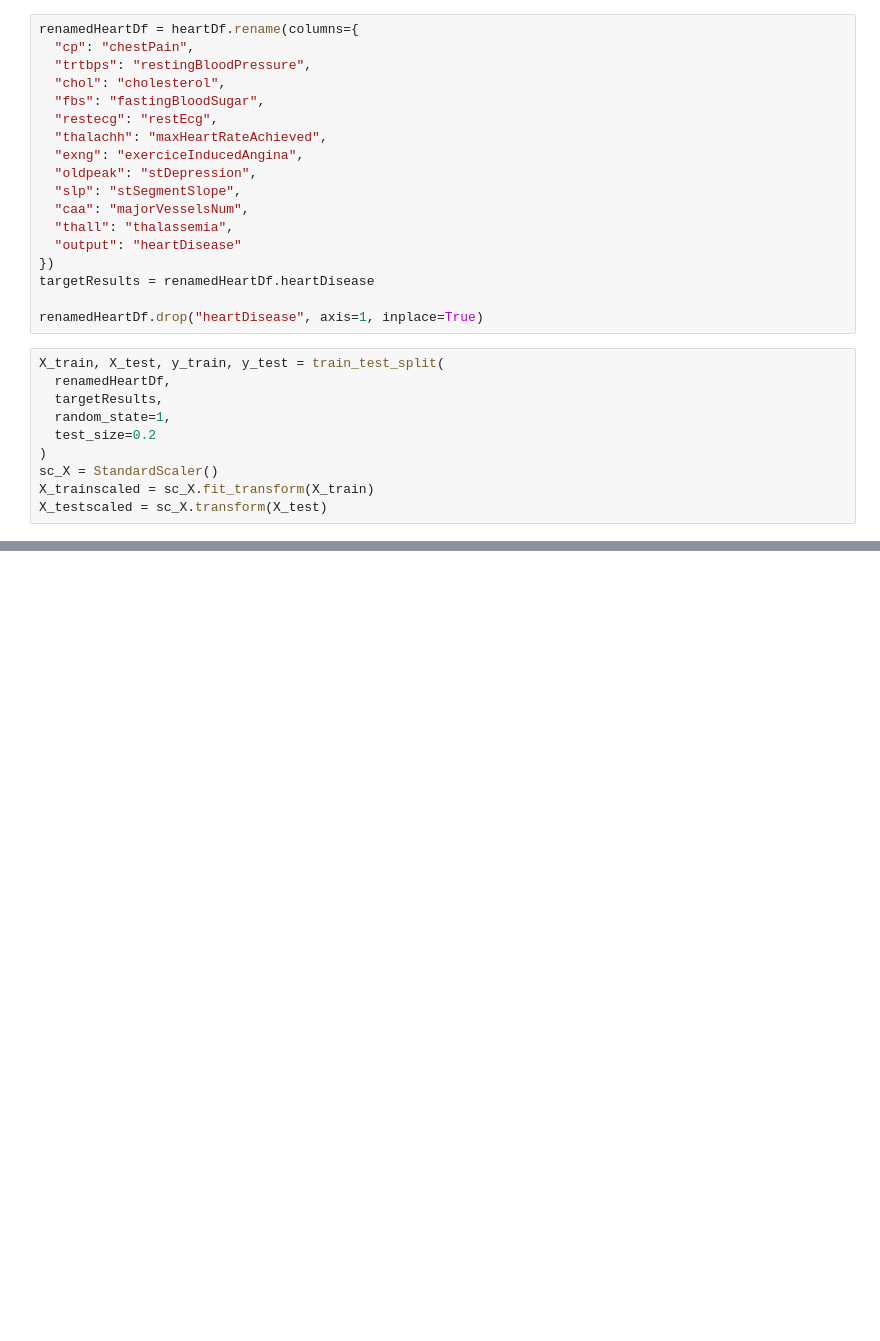
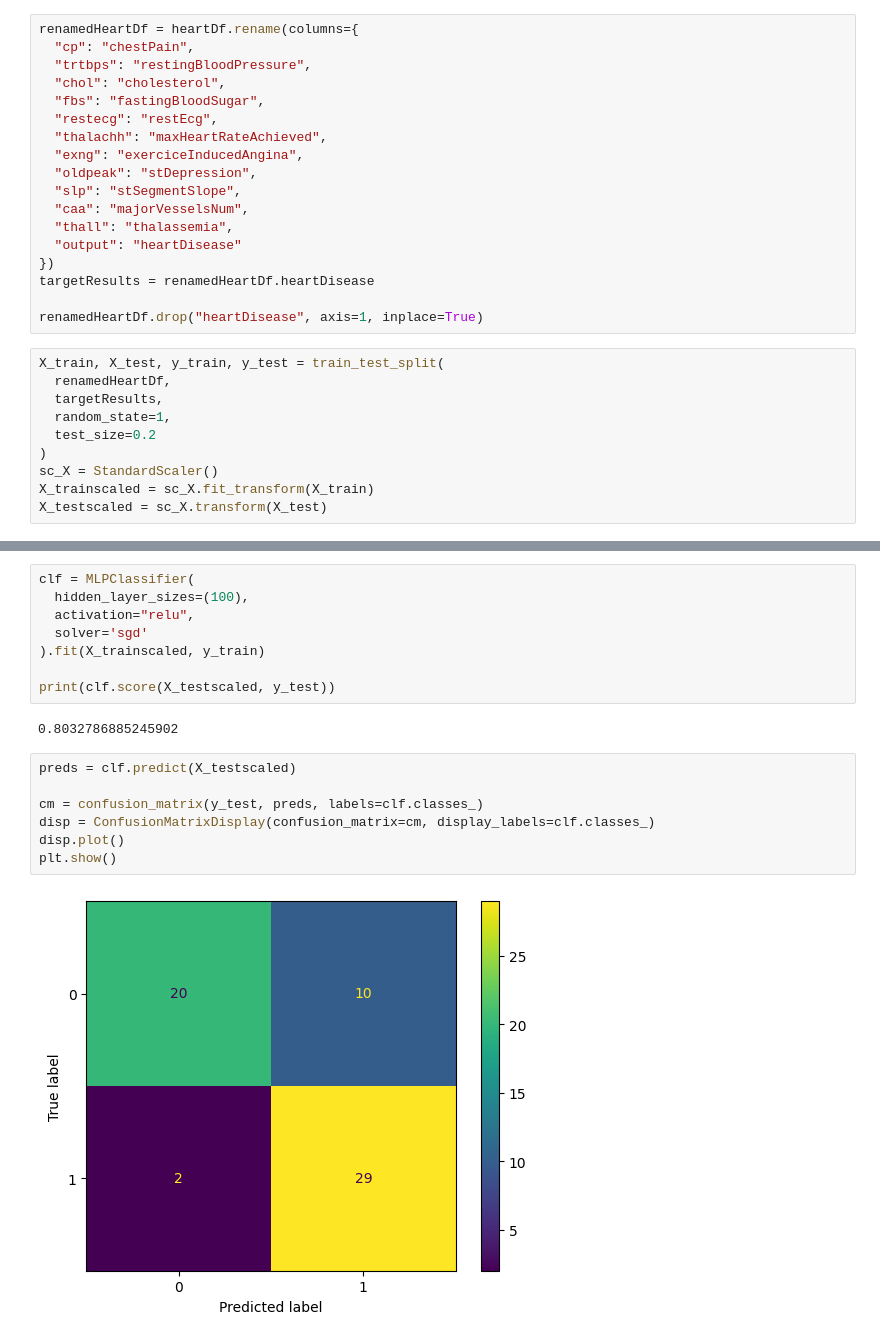
Before and after one commit to DanielSLucas/introducaoDataScience, a Jupyter notebook: praticando/heart attack/neuralNetwork.ipynb, the cells around one changed output, grey strips where cells are left out. Drawn from its saved outputs; the diff is of its cells as text; blank space fills up the shorter version.

```diff
--- a/praticando/heart attack/neuralNetwork.ipynb
+++ b/praticando/heart attack/neuralNetwork.ipynb
@@ -116,0 +217,19 @@ print(clf.score(X_testscaled, y_test))
+# %%
+clf = MLPClassifier(
+  hidden_layer_sizes=(100),
+  activation="relu",
+  solver='sgd'
+).fit(X_trainscaled, y_train)
+
+print(clf.score(X_testscaled, y_test))
+# %% [output]
+0.8032786885245902
+# %%
+preds = clf.predict(X_testscaled)
+
+cm = confusion_matrix(y_test, preds, labels=clf.classes_)
+disp = ConfusionMatrixDisplay(confusion_matrix=cm, display_labels=clf.classes_)
+disp.plot()
+plt.show()
+# %% [output]
+[figure, added]
```
Also changed, not shown: parts of 11 cells of this notebook.
